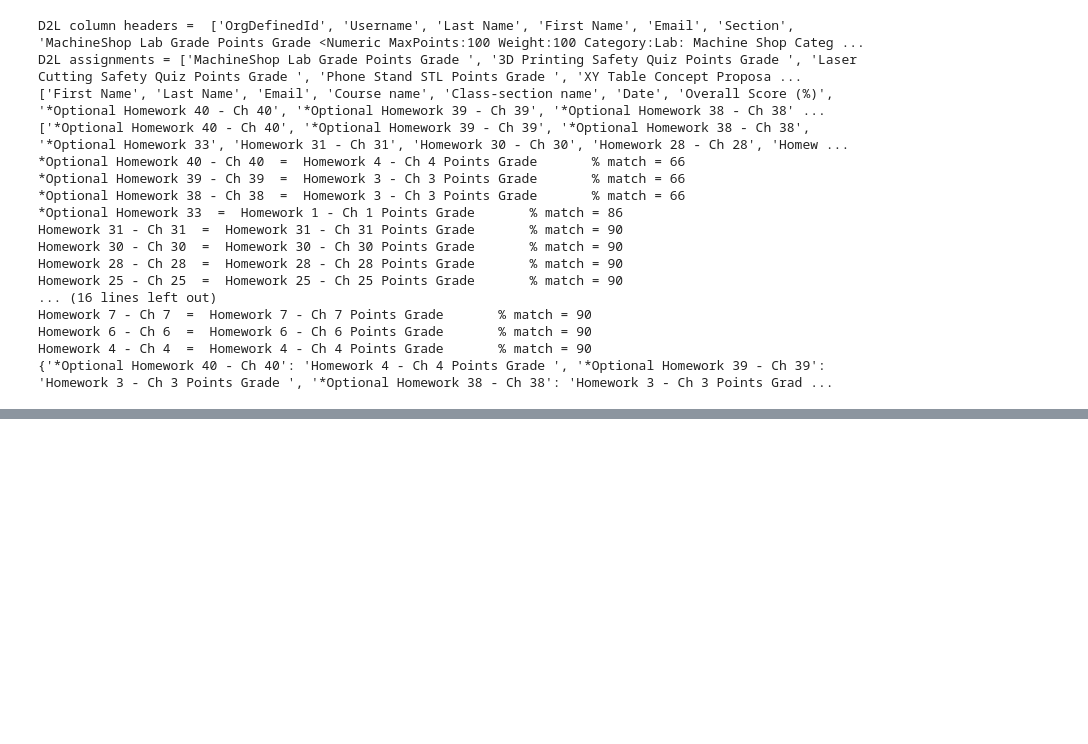
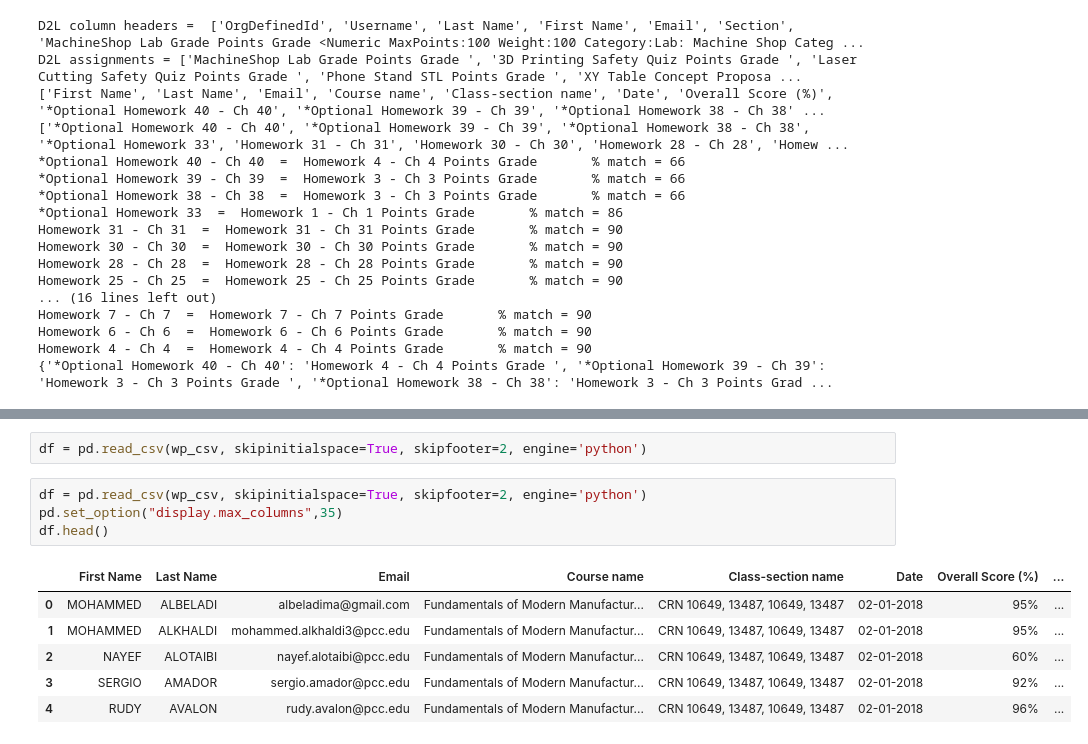
Before and after one commit to ProfessorKazarinoff/gradeconversion, a Jupyter notebook: grade_conversion_notebook.ipynb, the cells around one changed output, grey strips where cells are left out. Cells and saved outputs as stored; diff of their text form; blank space fills up the shorter version.

```diff
--- a/grade_conversion_notebook.ipynb
+++ b/grade_conversion_notebook.ipynb
@@ -119,0 +291,13 @@ Homework 4 - Ch 4  =  Homework 4 - Ch 4 Points Grade       % match = 90
+# %%
+df = pd.read_csv(wp_csv, skipinitialspace=True, skipfooter=2, engine='python')
+# %%
+df = pd.read_csv(wp_csv, skipinitialspace=True, skipfooter=2, engine='python')
+pd.set_option("display.max_columns",35)
+df.head()
+# %% [output]
+|  | First Name | Last Name | Email | Course name | Class-section name | Date | Overall Score (%) | ... |
+| 0 | MOHAMMED | ALBELADI | albeladima@gmail.com | Fundamentals of Modern Manufactur... | CRN 10649, 13487, 10649, 13487 | 02-01-2018 | 95% | ... |
+| 1 | MOHAMMED | ALKHALDI | mohammed.alkhaldi3@pcc.edu | Fundamentals of Modern Manufactur... | CRN 10649, 13487, 10649, 13487 | 02-01-2018 | 95% | ... |
+| 2 | NAYEF | ALOTAIBI | nayef.alotaibi@pcc.edu | Fundamentals of Modern Manufactur... | CRN 10649, 13487, 10649, 13487 | 02-01-2018 | 60% | ... |
+| 3 | SERGIO | AMADOR | sergio.amador@pcc.edu | Fundamentals of Modern Manufactur... | CRN 10649, 13487, 10649, 13487 | 02-01-2018 | 92% | ... |
+| 4 | RUDY | AVALON | rudy.avalon@pcc.edu | Fundamentals of Modern Manufactur... | CRN 10649, 13487, 10649, 13487 | 02-01-2018 | 96% | ... |
```
Also changed, not shown: parts of 33 cells of this notebook, 3 other files.
